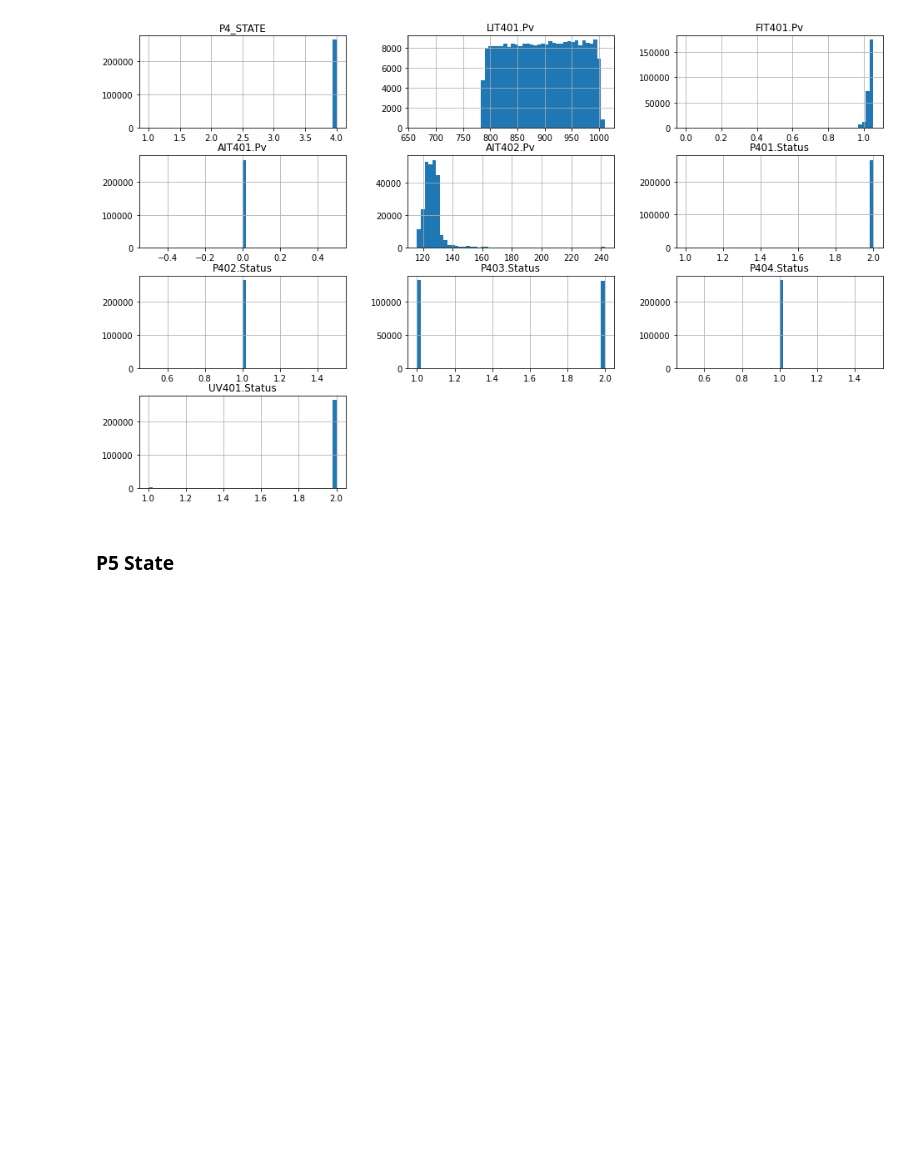
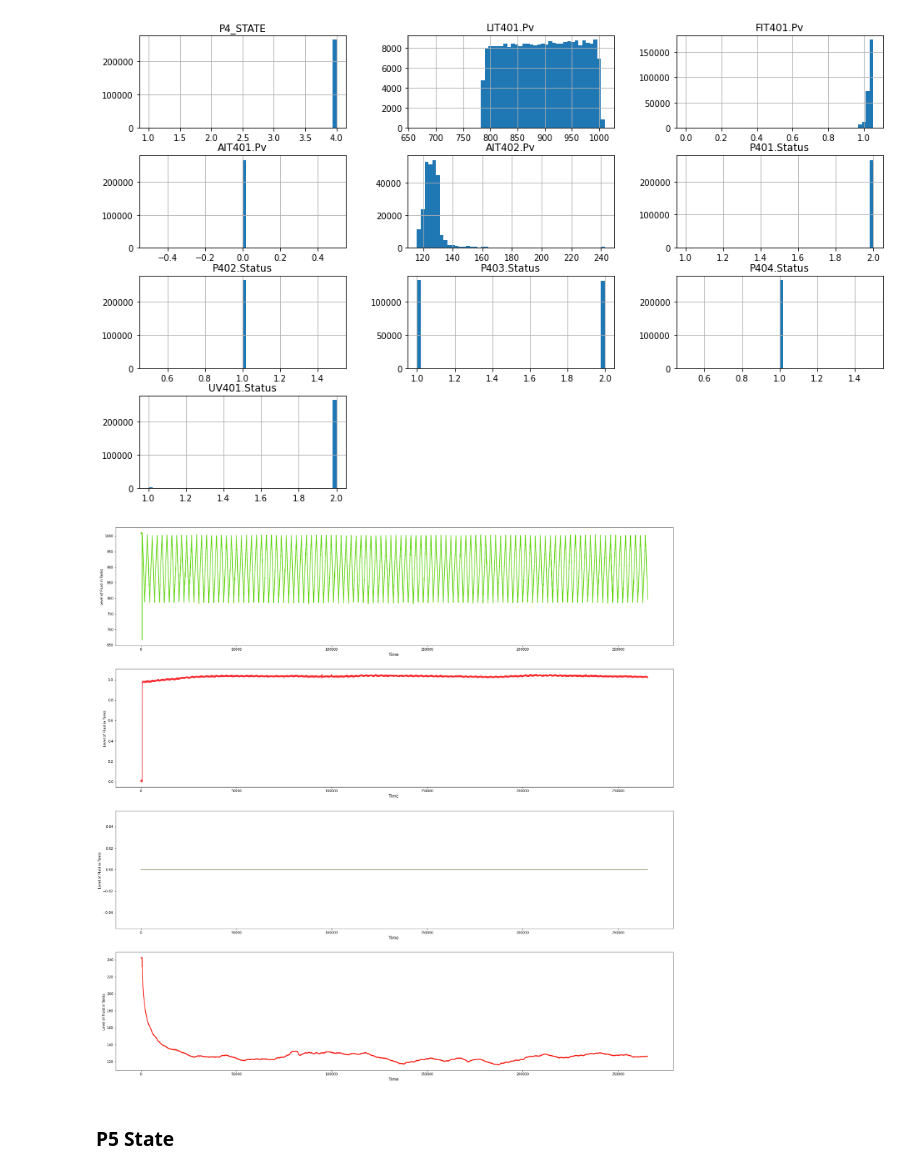
Before and after one commit to Abhijithsai451/ci_ai_project, a Jupyter notebook: ci_ai_project.ipynb, the cells around one changed output. Cells and saved outputs as stored; diff of their text form; code cells hidden in the pictures; blank space fills up the shorter version.

```diff
--- a/ci_ai_project.ipynb
+++ b/ci_ai_project.ipynb
@@ -368,6 +243,11 @@ array([[<Axes: title={'center': 'P4_STATE'}>,
        [<Axes: title={'center': 'UV401.Status'}>, <Axes: >, <Axes: >]],
       dtype=object)
 [figure]
+# %%
+cols = ['LIT401.Pv', 'FIT401.Pv', 'AIT401.Pv','AIT402.Pv']
+plot_values(p4_state,cols,30)
+# %% [output]
+[figure, added]
 # %% [markdown]
 ### P5 State
 # %%
```
Also changed, not shown: parts of 15 cells of this notebook.
